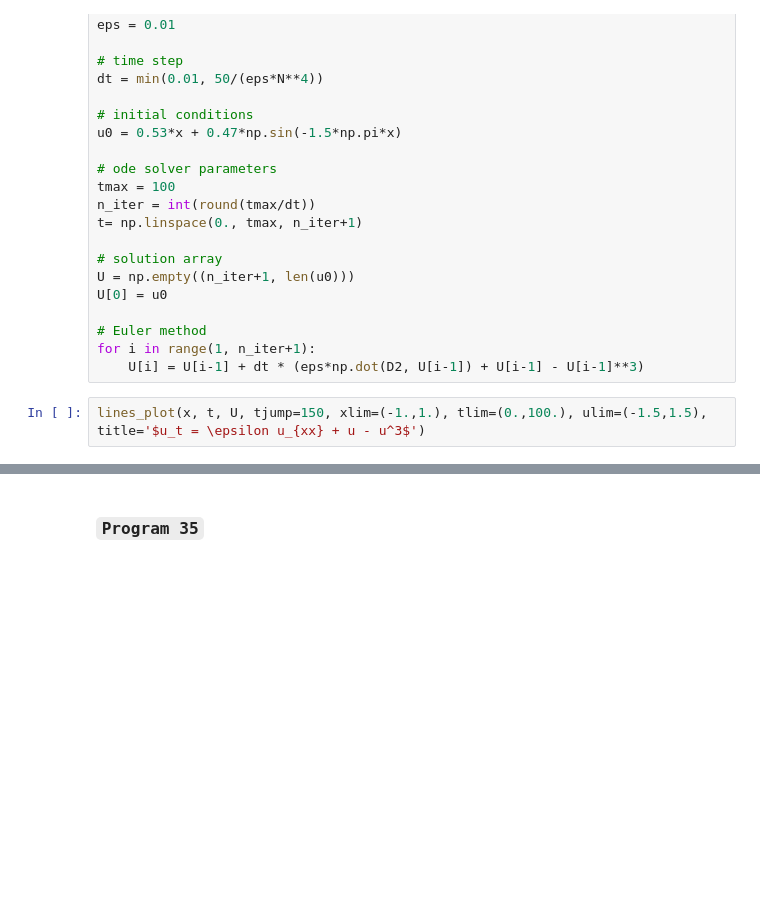
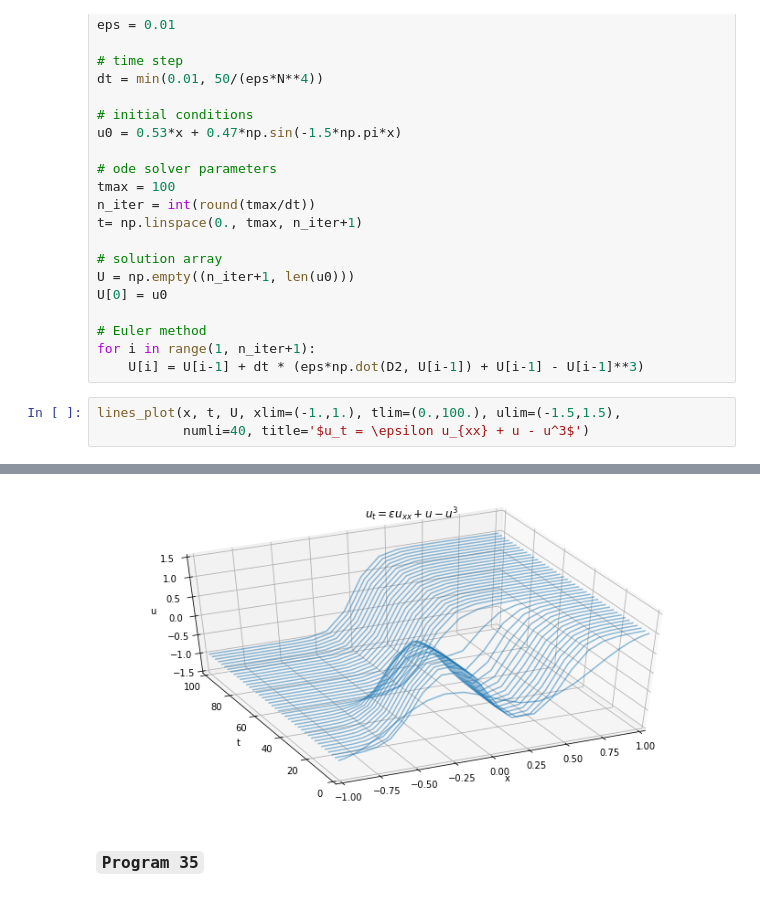
Before and after one commit to mavillan/ACNM, a Jupyter notebook: hw3/hw3.ipynb, the cells around one changed output, grey strips where cells are left out. Saved outputs shown, nothing was run; the diff lists cells and outputs as text; blank space fills up the shorter version.

```diff
--- a/hw3/hw3.ipynb
+++ b/hw3/hw3.ipynb
@@ -194,5 +198,6 @@ U[0] = u0
 for i in range(1, n_iter+1):
     U[i] = U[i-1] + dt * (eps*np.dot(D2, U[i-1]) + U[i-1] - U[i-1]**3)
 # %%
-lines_plot(x, t, U, tjump=150, xlim=(-1.,1.), tlim=(0.,100.), ulim=(-1.5,1.5), title='$u_t = \epsilon u_{xx} + u - u^3$')
+lines_plot(x, t, U, xlim=(-1.,1.), tlim=(0.,100.), ulim=(-1.5,1.5),
+           numli=40, title='$u_t = \epsilon u_{xx} + u - u^3$')
 # %% [output]
@@ -201,3 +204,4 @@ lines_plot(x, t, U, tjump=150, xlim=(-1.,1.), tlim=(0.,100.), ulim=(-1.5,1.5), t
+[figure, added]
 # %% [markdown]
 ### `Program 35`
 # %%
```
Also changed, not shown: parts of 24 cells of this notebook, 1 other file.
